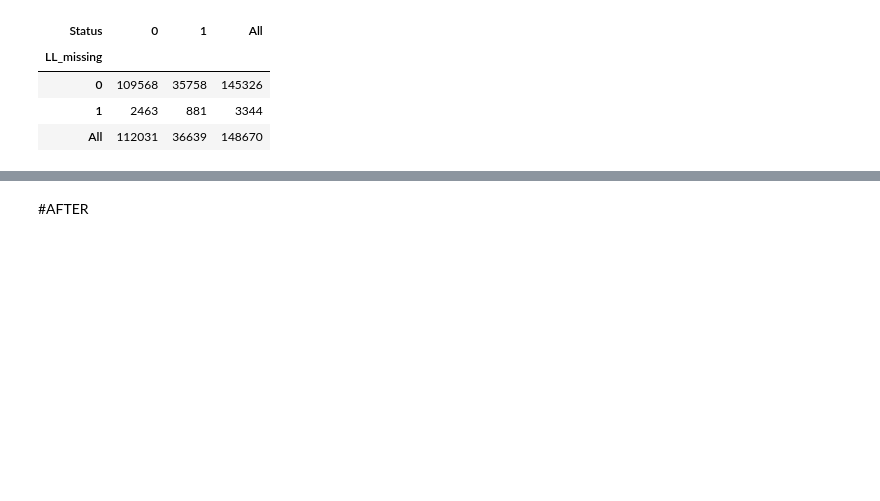
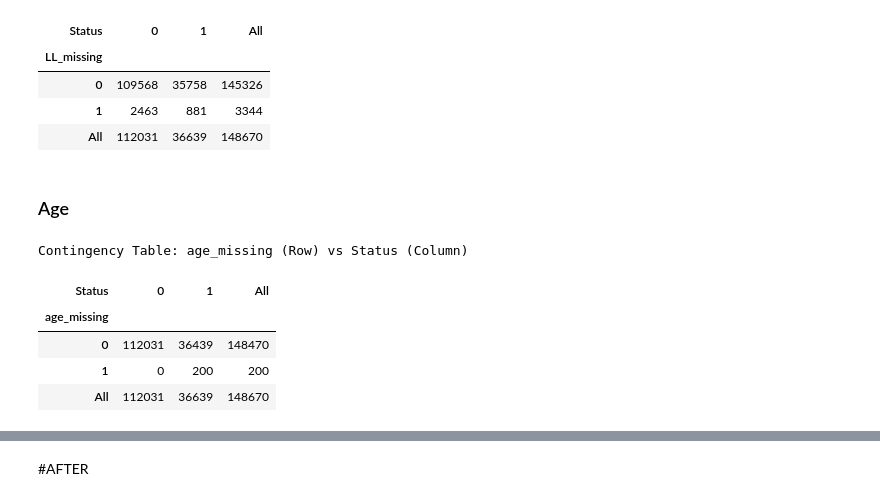
Before and after one commit to marcolari06-maker/loan-default-prediction, a Jupyter notebook: LDP_DMML.ipynb, the cells around one changed output, grey strips where cells are left out. Saved outputs shown, nothing was run; the diff lists cells and outputs as text; code cells hidden in the pictures; blank space fills up the shorter version.

```diff
--- a/LDP_DMML.ipynb
+++ b/LDP_DMML.ipynb
@@ -358,3 +360,21 @@ Contingency Table: LL_missing (Row) vs Status (Column)
 | 0 | 109568 | 35758 | 145326 |
 | 1 | 2463 | 881 | 3344 |
 | All | 112031 | 36639 | 148670 |
+# %% [markdown]
+### Age
+# %%
+# Create a binary flag: 1 if missing, 0 if present
+df_github['age_missing'] = df_github['age'].isnull().astype(int)
+
+# Generate the contingency table
+leakage_table = pd.crosstab(df_github['age_missing'], df_github['Status'], margins=True)
+df_github = df_github.drop(columns=['age_missing'])
+print("Contingency Table: age_missing (Row) vs Status (Column)")
+display(leakage_table)
+# %% [output]
+Contingency Table: age_missing (Row) vs Status (Column)
+| Status | 0 | 1 | All |
+| age_missing |  |  |  |
+| 0 | 112031 | 36439 | 148470 |
+| 1 | 0 | 200 | 200 |
+| All | 112031 | 36639 | 148670 |
```
Also changed, not shown: parts of 7 cells of this notebook.
